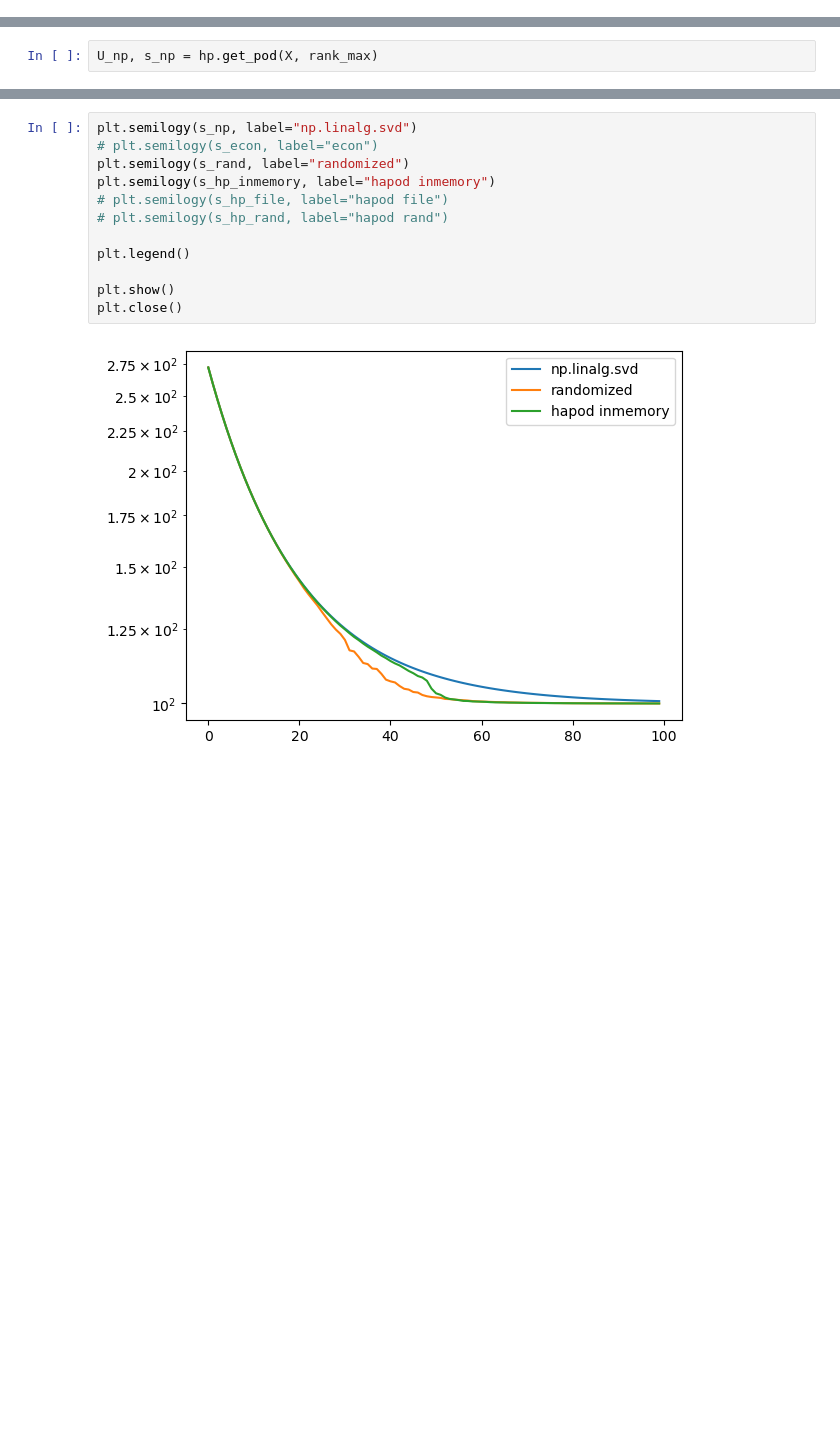
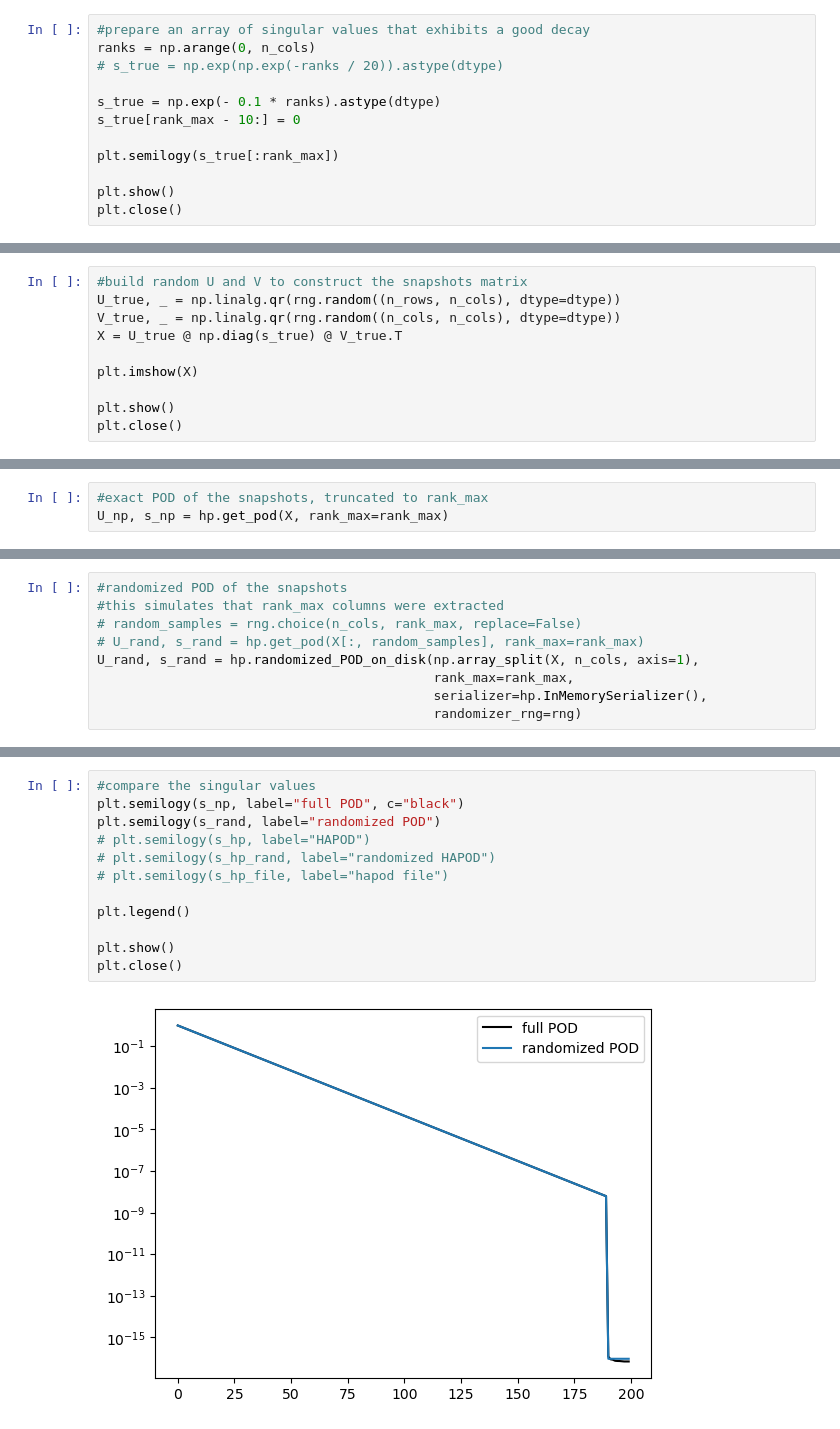
Before and after one commit to lfabris-mhpc/hapod, a Jupyter notebook: tutorials/tutorial_2.ipynb, the cells around one changed output, grey strips where cells are left out. Drawn from its saved outputs; the diff is of its cells as text; blank space fills up the shorter version.

Commit message:
added randomized svd from disk

```diff
--- a/tutorials/tutorial_2.ipynb
+++ b/tutorials/tutorial_2.ipynb
@@ -41,0 +19,12 @@ verbose = False
+# %%
+#prepare an array of singular values that exhibits a good decay
+ranks = np.arange(0, n_cols)
+# s_true = np.exp(np.exp(-ranks / 20)).astype(dtype)
+
+s_true = np.exp(- 0.1 * ranks).astype(dtype)
+s_true[rank_max - 10:] = 0
+
+plt.semilogy(s_true[:rank_max])
+
+plt.show()
+plt.close()
@@ -41,0 +33,10 @@ verbose = False
+# %%
+#build random U and V to construct the snapshots matrix
+U_true, _ = np.linalg.qr(rng.random((n_rows, n_cols), dtype=dtype))
+V_true, _ = np.linalg.qr(rng.random((n_cols, n_cols), dtype=dtype))
+X = U_true @ np.diag(s_true) @ V_true.T
+
+plt.imshow(X)
+
+plt.show()
+plt.close()
@@ -42,2 +45,3 @@ verbose = False
 # %%
-U_np, s_np = hp.get_pod(X, rank_max)
+#exact POD of the snapshots, truncated to rank_max
+U_np, s_np = hp.get_pod(X, rank_max=rank_max)
@@ -54,0 +59,9 @@ U_rand, s_rand, _ = randomized_svd(X,
+# %%
+#randomized POD of the snapshots
+#this simulates that rank_max columns were extracted
+# random_samples = rng.choice(n_cols, rank_max, replace=False)
+# U_rand, s_rand = hp.get_pod(X[:, random_samples], rank_max=rank_max)
+U_rand, s_rand = hp.randomized_POD_on_disk(np.array_split(X, n_cols, axis=1),
+                                           rank_max=rank_max,
+                                           serializer=hp.InMemorySerializer(),
+                                           randomizer_rng=rng)
@@ -83,14 +127,14 @@ U_hp_inmemory, s_hp_inmemory = hp.hapod(Xs,
 # %%
-plt.semilogy(s_np, label="np.linalg.svd")
-# plt.semilogy(s_econ, label="econ")
-plt.semilogy(s_rand, label="randomized")
-plt.semilogy(s_hp_inmemory, label="hapod inmemory")
+#compare the singular values
+plt.semilogy(s_np, label="full POD", c="black")
+plt.semilogy(s_rand, label="randomized POD")
+# plt.semilogy(s_hp, label="HAPOD")
+# plt.semilogy(s_hp_rand, label="randomized HAPOD")
 # plt.semilogy(s_hp_file, label="hapod file")
-# plt.semilogy(s_hp_rand, label="hapod rand")
 
 plt.legend()
 
 plt.show()
 plt.close()
 # %% [output]
-[figure, old version]
+[figure, new version]
```
Also changed, not shown: parts of 15 cells of this notebook, 1 other file.
